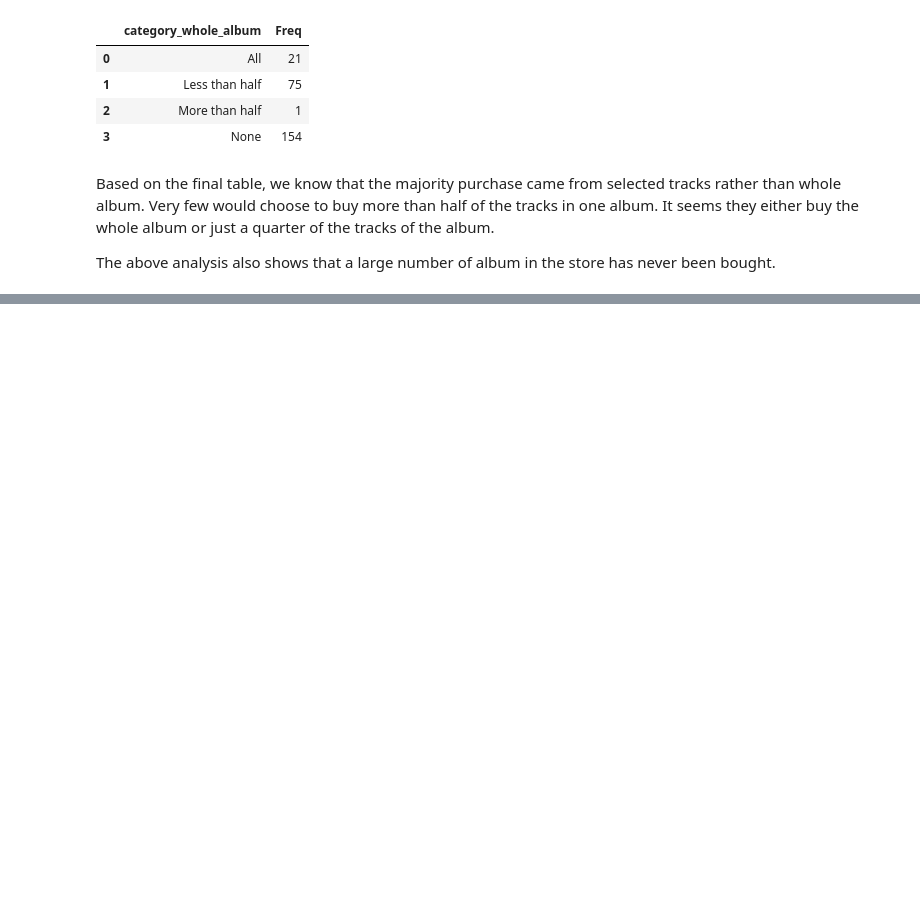
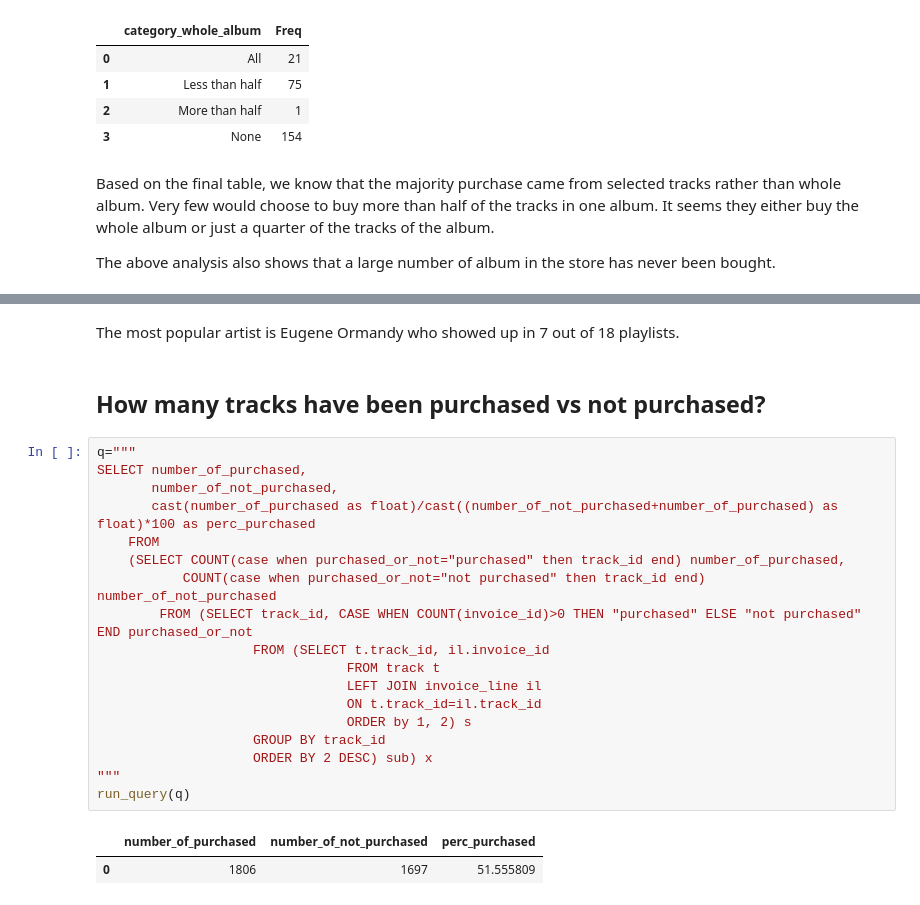
Before and after one commit to mingyyy/dataquest_projects, a Jupyter notebook: DQ_chinook.ipynb, the cells around one changed output, grey strips where cells are left out. Saved outputs shown, nothing was run; the diff lists cells and outputs as text; blank space fills up the shorter version.

```diff
--- a/DQ_chinook.ipynb
+++ b/DQ_chinook.ipynb
@@ -476,0 +550,25 @@ The above analysis also shows that a large number of album in the store has neve
+# %% [markdown]
+The most popular artist is Eugene Ormandy who showed up in 7 out of 18 playlists.
+# %% [markdown]
+## How many tracks have been purchased vs not purchased?
+# %%
+q="""
+SELECT number_of_purchased,
+       number_of_not_purchased,
+       cast(number_of_purchased as float)/cast((number_of_not_purchased+number_of_purchased) as float)*100 as perc_purchased
+    FROM
+    (SELECT COUNT(case when purchased_or_not="purchased" then track_id end) number_of_purchased,
+           COUNT(case when purchased_or_not="not purchased" then track_id end) number_of_not_purchased
+        FROM (SELECT track_id, CASE WHEN COUNT(invoice_id)>0 THEN "purchased" ELSE "not purchased" END purchased_or_not
+                    FROM (SELECT t.track_id, il.invoice_id
+                                FROM track t
+                                LEFT JOIN invoice_line il
+                                ON t.track_id=il.track_id
+                                ORDER by 1, 2) s
+                    GROUP BY track_id
+                    ORDER BY 2 DESC) sub) x
+"""
+run_query(q)
+# %% [output]
+|  | number_of_purchased | number_of_not_purchased | perc_purchased |
+| 0 | 1806 | 1697 | 51.555809 |
```
Also changed, not shown: parts of 3 cells of this notebook.
